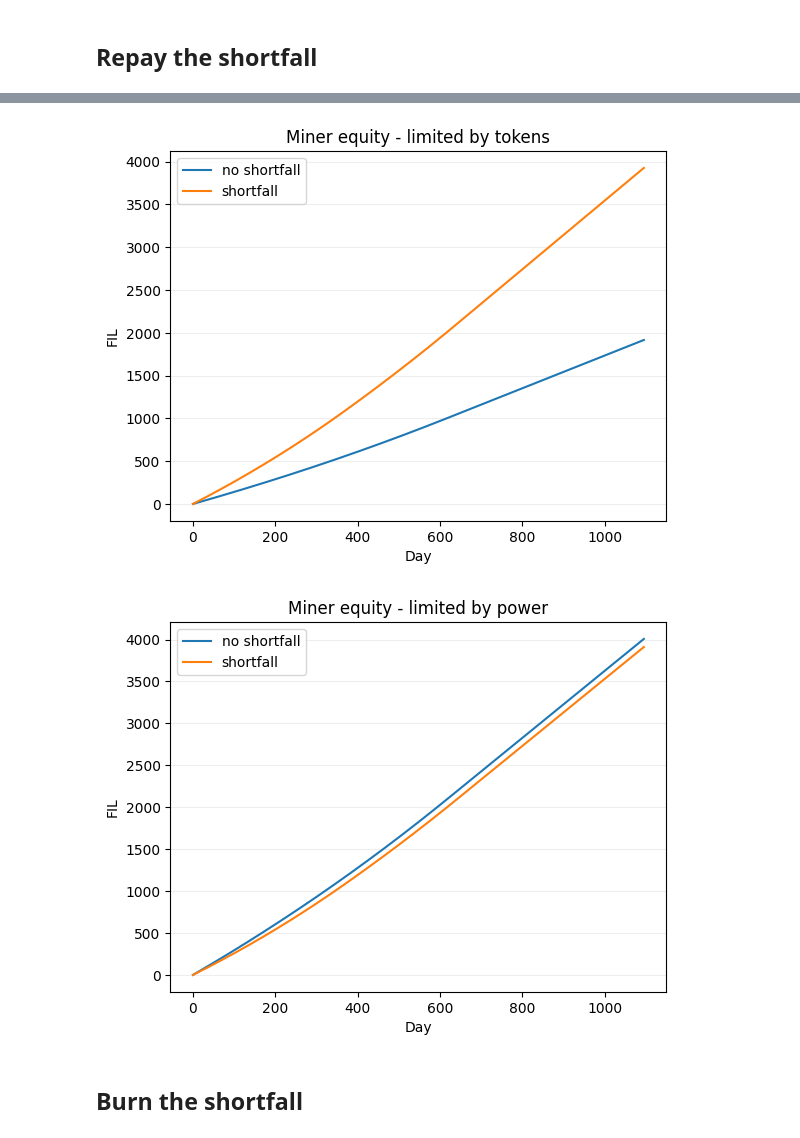
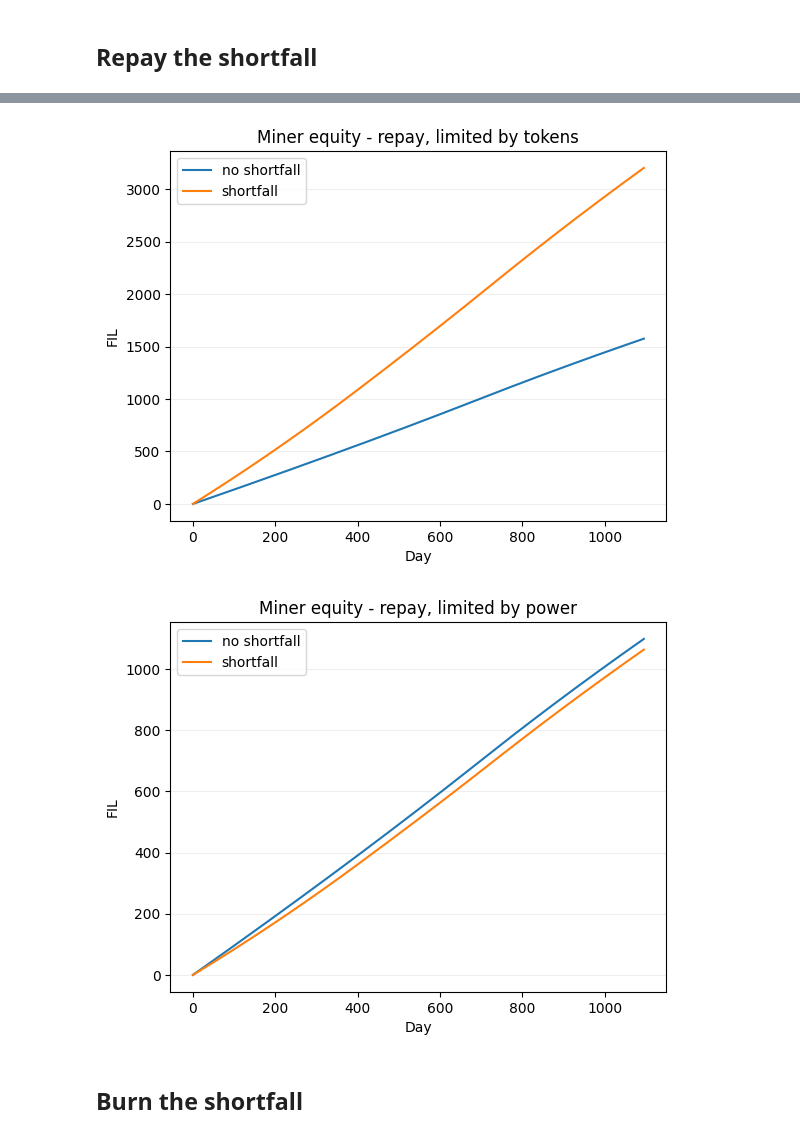
Before and after one commit to anorth/shortfall, a Jupyter notebook: explore.ipynb, the cells around one changed output, grey strips where cells are left out. Cells and saved outputs as stored; diff of their text form; code cells hidden in the pictures.

```diff
--- a/explore.ipynb
+++ b/explore.ipynb
@@ -74,59 +88,34 @@ show_miner_accounting_charts(repay_shortfall_df)
 # %%
-cfgs = {
+# Configurations limited by token availability.
+compare_configurations({
     'no shortfall': SimConfig(
         network=network,
         strategy=StrategyConfig.pledge_limited(1000.0, 3 * YEAR, False),
         miner_factory=RepayRatchetShortfallMinerState.factory(balance=0),
     ),
     'shortfall': SimConfig(
         network=network,
         strategy=StrategyConfig.pledge_limited(1000.0, 3 * YEAR, True),
         miner_factory=RepayRatchetShortfallMinerState.factory(balance=0),
     )
-}
-
-statss = {label: pd.DataFrame(Simulator(cfg).run_all(epochs, stats_interval)) for (label, cfg) in cfgs.items()}
-
-plt.grid(axis='y', color='#EEE')
-for label, burn_shortfall_df in statss.items():
-    plt.plot(burn_shortfall_df['day'], burn_shortfall_df['net_equity'], label=label)
-
-plt.plot()
-plt.title("Miner equity - limited by tokens")
-plt.xlabel("Day")
-plt.ylabel("FIL")
-plt.legend()
-plt.show()
+}, 'repay, limited by tokens')
 # %% [output]
-[figure, old version]
+[figure, new version]
 # %%
-cfgs = {
+compare_configurations({
     'no shortfall': SimConfig(
         network=network,
-        strategy=StrategyConfig.power_limited(300*TIBIBYTE, 3*YEAR, False),
+        strategy=StrategyConfig.power_limited(100*TIBIBYTE, 3*YEAR, False),
         miner_factory=RepayRatchetShortfallMinerState.factory(balance=0),
     ),
     'shortfall': SimConfig(
         network=network,
-        strategy=StrategyConfig.power_limited(300*TIBIBYTE, 3*YEAR, True),
+        strategy=StrategyConfig.power_limited(100*TIBIBYTE, 3*YEAR, True),
         miner_factory=RepayRatchetShortfallMinerState.factory(balance=0),
     )
-}
-
-statss = {label: pd.DataFrame(Simulator(cfg).run_all(epochs, stats_interval)) for (label, cfg) in cfgs.items()}
-
-plt.grid(axis='y', color='#EEE')
-for label, burn_shortfall_df in statss.items():
-    plt.plot(burn_shortfall_df['day'], burn_shortfall_df['net_equity'], label=label)
-
-plt.plot()
-plt.title("Miner equity - limited by power")
-plt.xlabel("Day")
-plt.ylabel("FIL")
-plt.legend()
-plt.show()
+}, 'repay, limited by power')
 # %% [output]
-[figure, old version]
+[figure, new version]
 # %% [markdown]
 ## Burn the shortfall
 # %%
```
Also changed, not shown: parts of 7 cells of this notebook, 3 other files.
